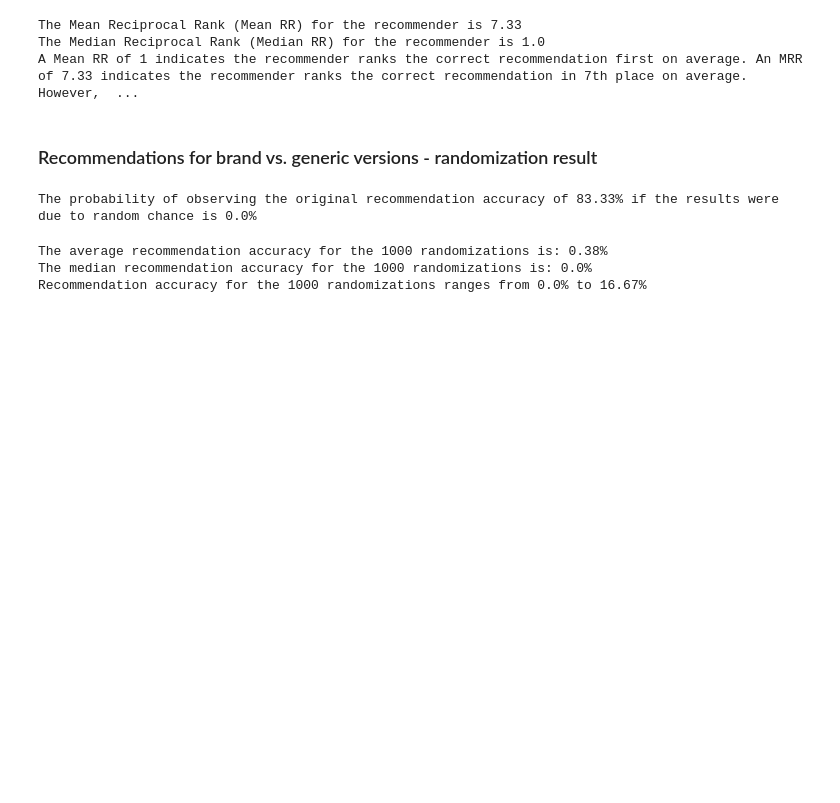
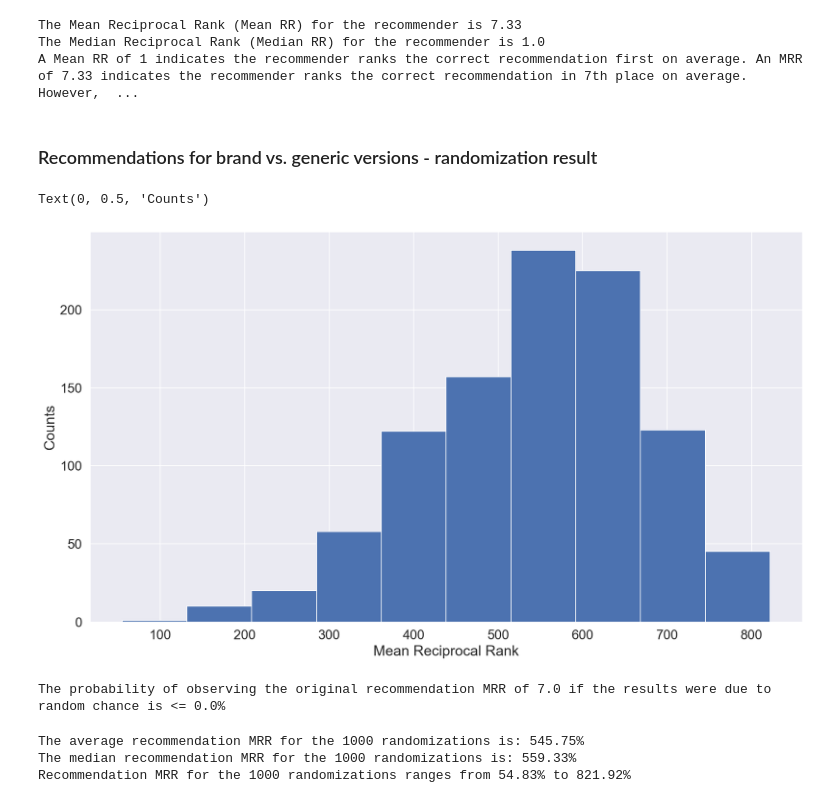
Before and after one commit to paulqsims/insight_project, a Jupyter notebook: notebooks/3_analysis.ipynb, the cells around one changed output. Drawn from its saved outputs; the diff is of its cells as text; code cells hidden in the pictures; blank space fills up the shorter version.

Commit message:
Update randomization results with MRR

```diff
--- a/notebooks/3_analysis.ipynb
+++ b/notebooks/3_analysis.ipynb
@@ -476,7 +476,7 @@ A Mean RR of 1 indicates the recommender ranks the correct recommendation first
 # %% [markdown]
 ### Recommendations for brand vs. generic versions - randomization result
 # %%
-def get_prod_rec_acc_rand(prod_list, df_tsvd, randiter):
+def get_ranks_rand(prod_list, df_tsvd, randiter):
     """
     Purpose: Gets recommendation accuracy results from randomization with
         randiter reshuffling. Recommended minimum is 1000
@@ -491,7 +491,7 @@ def get_prod_rec_acc_rand(prod_list, df_tsvd, randiter):
 
     # Initialize empty lists for storing results
     iteration = []
-    prop_correct = []
+    mean_rr = []
 
     # create list of non-feature columns for the get_features function
     prod_info = ['use_category', 'brand', 'brand_generic',
@@ -504,26 +504,36 @@ def get_prod_rec_acc_rand(prod_list, df_tsvd, randiter):
         # get df of randomized features (using reduced number of components)
         df_tsvd_feat = get_components_df(df_tsvd_full, best_n_comp)
         # Get accuracy of recommendations
-        df_valid_res = get_prod_rec_acc(prod_list,
-                                        prod_df=df_tsvd,
-                                        feat_df=df_tsvd_feat)
-        # Check recommendation accuracy for list of brand name products
-        df_valid_acc = get_overall_rec_acc(df_valid_res, print_res=False)
+        df_valid_res = get_ranks(prod_list,
+                                 prod_df=df_tsvd,
+                                 feat_df=df_tsvd_feat)
+        # Calculate the Mean reciprocal rank for list of brand name products
+        df_valid_ranks = df_valid_res['cos_rank'].mean()
         # Append results to lists
         iteration.append(i)
-        prop_correct.extend(df_valid_acc['perc_correct'].tolist())
+        mean_rr.append(df_valid_ranks)
 
     # Concatenate results into df
-    df_overall_acc_res = pd.DataFrame(list(zip(iteration, prop_correct)),
-                                      columns=['iteration','perc_correct'])
+    df_overall_res = pd.DataFrame(list(zip(iteration, mean_rr)),
+                                      columns=['iteration','MRR'])
 
-    return df_overall_acc_res
+    return df_overall_res
 # %%
 # Get results from randomization
 
-df_rand_res = get_prod_rec_acc_rand(prod_list=brand_name_prod,
-                                    df_tsvd=df_tsvd_full,
-                                    randiter=1000)
+df_rand_res = get_ranks_rand(prod_list=brand_name_prod,
+                            df_tsvd=df_tsvd_full,
+                            randiter=1000)
+# %%
+# Plot distribution of randomization results
+
+df_rand_res['MRR'].hist()
+plt.title('')
+plt.xlabel('Mean Reciprocal Rank')
+plt.ylabel('Counts')
+# %% [output]
+Text(0, 0.5, 'Counts')
+[figure, added]
 # %%
 # Save randomization output
 
@@ -557,27 +567,27 @@ def get_acc_p_val(original_df, rand_df):
 
     return rand_p_val
 # %%
-rand_p_val = get_acc_p_val(df_cos_sim_val_res, df_rand_res)
+rand_p_val = get_mrr_p_val(df_valid_ranks, df_rand_res)
 # %% [output]
-The probability of observing the original recommendation accuracy of 83.33% if the results were due to random chance is 0.0%
+The probability of observing the original recommendation MRR of 7.0 if the results were due to random chance is <= 0.0%
 # %%
 # calculate the average accuracy from the randomization results
 
-rand_mean_acc = round(df_rand_res['perc_correct'].mean(),2)
-rand_med_acc = round(df_rand_res['perc_correct'].median(),2)
-rand_min_acc = round(df_rand_res['perc_correct'].min(),2)
-rand_max_acc = round(df_rand_res['perc_correct'].max(),2)
+rand_mean_mrr = round(df_rand_res['MRR'].mean(),2)
+rand_med_mrr = round(df_rand_res['MRR'].median(),2)
+rand_min_mrr = round(df_rand_res['MRR'].min(),2)
+rand_max_mrr = round(df_rand_res['MRR'].max(),2)
 
-print(f"The average recommendation accuracy for the 1000 randomizations " \
-      f"is: {rand_mean_acc}%")
-print(f"The median recommendation accuracy for the 1000 randomizations " \
-      f"is: {rand_med_acc}%")
-print(f"Recommendation accuracy for the 1000 randomizations " \
-      f"ranges from {rand_min_acc}% to {rand_max_acc}%")
+print(f"The average recommendation MRR for the 1000 randomizations " \
+      f"is: {rand_mean_mrr}%")
+print(f"The median recommendation MRR for the 1000 randomizations " \
+      f"is: {rand_med_mrr}%")
+print(f"Recommendation MRR for the 1000 randomizations " \
+      f"ranges from {rand_min_mrr}% to {rand_max_mrr}%")
 # %% [output]
-The average recommendation accuracy for the 1000 randomizations is: 0.38%
-The median recommendation accuracy for the 1000 randomizations is: 0.0%
-Recommendation accuracy for the 1000 randomizations ranges from 0.0% to 16.67%
+The average recommendation MRR for the 1000 randomizations is: 545.75%
+The median recommendation MRR for the 1000 randomizations is: 559.33%
+Recommendation MRR for the 1000 randomizations ranges from 54.83% to 821.92%
 # %%
 # Calculate the percentage improvement of the recommender over the randomization results
 
```
Also changed, not shown: parts of 2 cells of this notebook, 1 other file.
